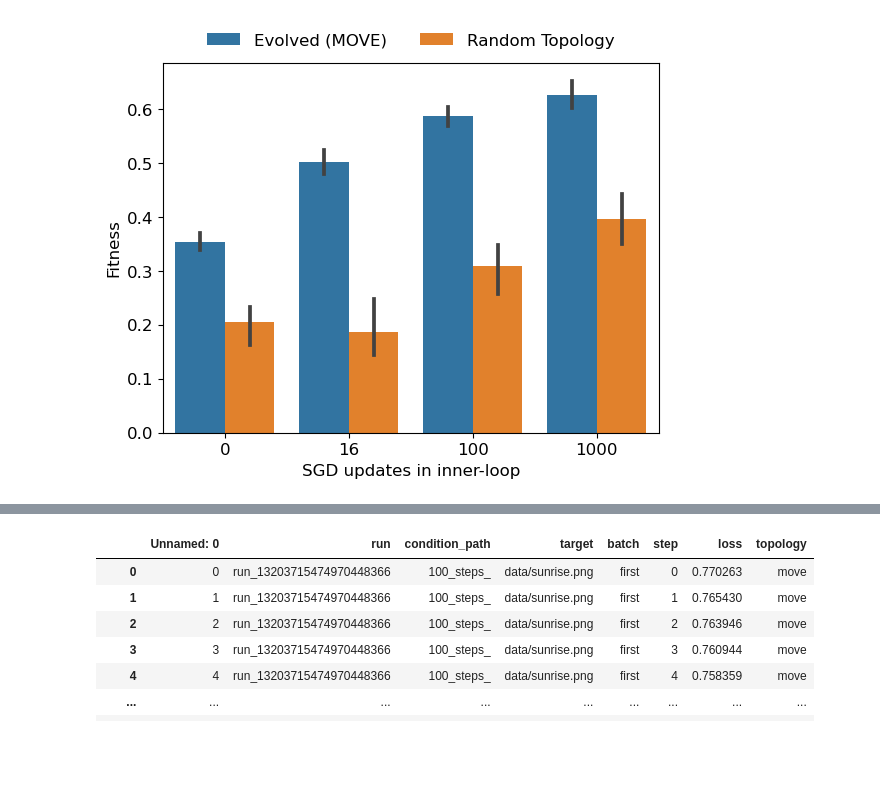
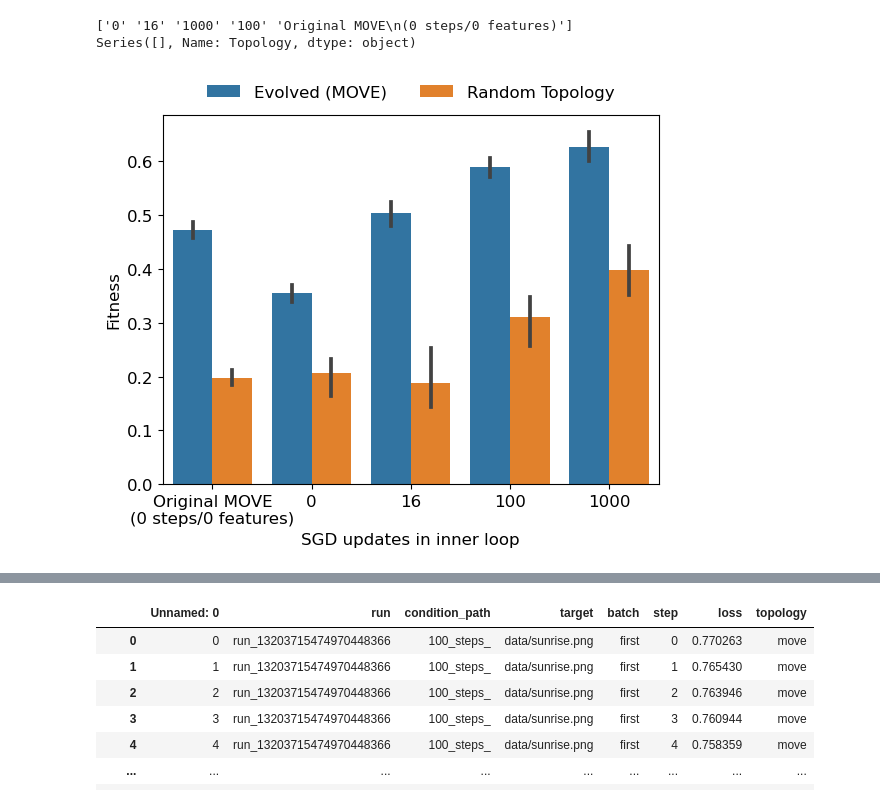
Before and after one commit to uvm-neurobotics-lab/MOVE, a Jupyter notebook: analysis/control_size.ipynb, the cells around one changed output, grey strips where cells are left out. Cells and saved outputs as stored; diff of their text form; code cells hidden in the pictures; blank space fills up the shorter version.

```diff
--- a/analysis/control_size.ipynb
+++ b/analysis/control_size.ipynb
@@ -4,7 +4,7 @@
 from plot import *
 
 
-results_path = "../../results/sgd-steps"
+results_path = "../../results/gecco-24/sgd-steps"
 
 
 save_path = os.path.join(results_path, "plots")
@@ -319,7 +311,8 @@ pretty_names = {
     "100_steps_": "100",
     "1000_steps_": "1000",
     "move": "Evolved (MOVE)",
-    "random": "Random Topology"
+    "random": "Random Topology",
+    "original-move-0-steps-0-features": "Original MOVE\n(0 steps/0 features)",
 
 }
 # %%
@@ -328,25 +326,45 @@ plt.rcParams.update({'font.size': 12})
 # %%
+
+# libertine
+# rc_fonts = {
+#     "font.family": "serif",
+#     "text.usetex": True,
+#     # 'text.latex.preview': True,
+#     'text.latex.preamble':
+#         r"""
+#         \usepackage{libertine}
+#         \usepackage[libertine]{newtxmath}
+#         """,
+# }
+# plt.rcParams.update(rc_fonts)
+
+# gurble
 
 plot_df = final_df.copy()
 
 plot_df = plot_df.rename(columns={"topology": "Topology"})
 
 plot_df['Topology'] = plot_df['Topology'].apply(lambda x: pretty_names[x] if x in pretty_names else x)
 
 plot_df['condition'] = plot_df['condition'].apply(lambda x: pretty_names[x] if x in pretty_names else x)
 
 # order conditions
 
-plot_df['condition'] = pd.Categorical(plot_df['condition'], ["0", "16", "100", "1000"])
+print(plot_df.condition.unique())
+print(plot_df[plot_df['condition'] == "Original MOVE"]['Topology'])
+plot_df['condition'] = pd.Categorical(plot_df['condition'], ["Original MOVE\n(0 steps/0 features)", "0", "16", "100", "1000"])
+
 
 ax = sns.barplot(data=plot_df, x="condition", y="normed_fitness_by_batch", hue="Topology")
 sns.move_legend(
     ax, "lower center",
     bbox_to_anchor=(.5, 1), ncol=3, title=None, frameon=False,
 )
-plt.xlabel("SGD updates in inner-loop")
+plt.xlabel("SGD updates in inner loop")
 plt.ylabel("Fitness")
 plt.savefig(os.path.join(save_path, "move_vs_random_top_fitness_at_end.pdf"), bbox_inches='tight')
 plt.show()
 # %% [output]
+['0' '16' '1000' '100' 'Original MOVE\n(0 steps/0 features)']
+Series([], Name: Topology, dtype: object)
-[figure, old version]
+[figure, new version]
```
Also changed, not shown: parts of 16 cells of this notebook, 5 other files.
